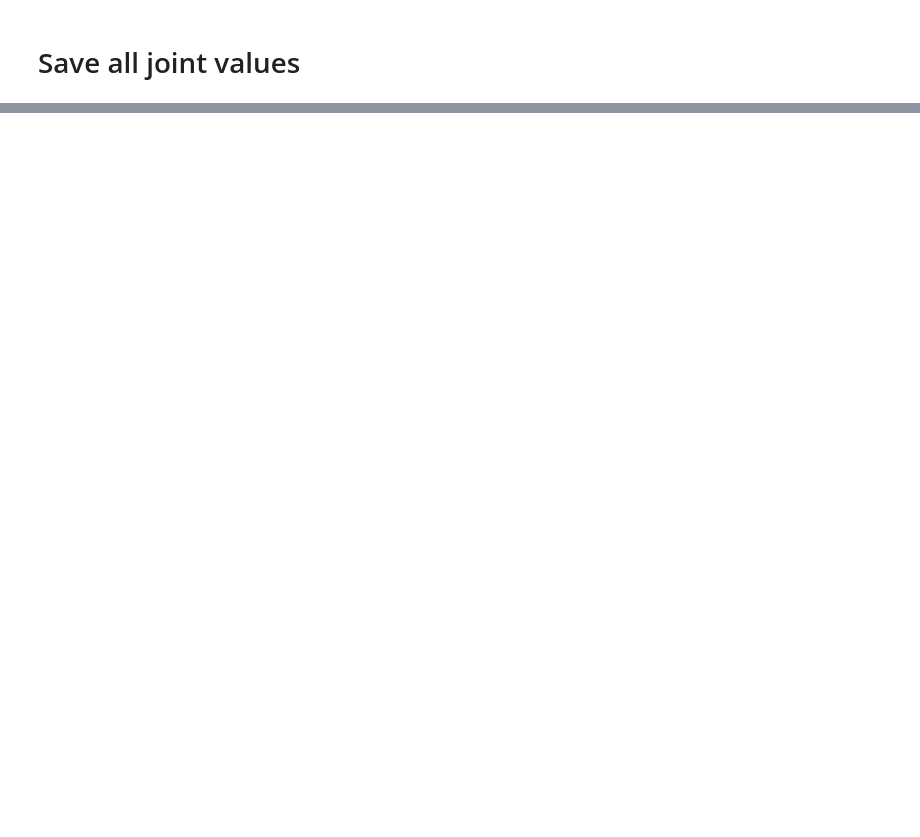
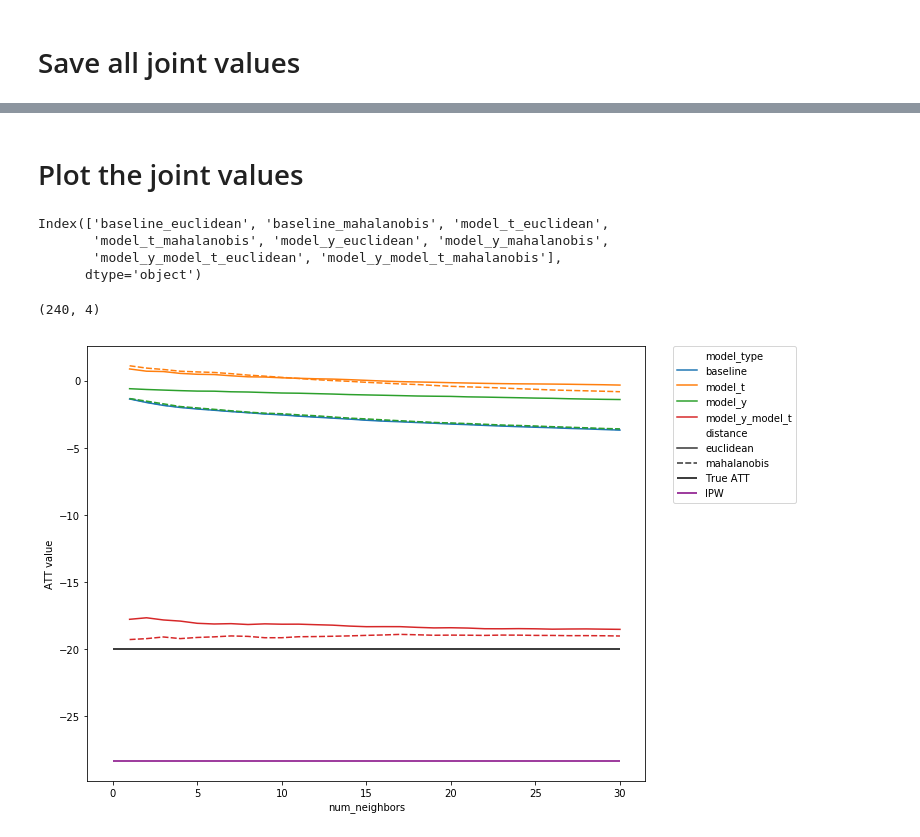
Before and after one commit to kalkairis/causal_inference_2018, a Jupyter notebook: src/kang_schafer.ipynb, the cells around one changed output, grey strips where cells are left out. Cells and saved outputs as stored; diff of their text form; code cells hidden in the pictures; blank space fills up the shorter version.

Commit message:
Adding a kang schafer image

```diff
--- a/src/kang_schafer.ipynb
+++ b/src/kang_schafer.ipynb
@@ -22,0 +19,3 @@ calc_inv_propensity_score_weighting(df)
+# %%
+IPW = calc_inv_propensity_score_weighting(df)
+IPW
@@ -77,2 +93,25 @@ joint_values.head()
 # %%
 joint_values.to_csv('../Data/kang_schafer_outputs.csv')
+# %%
+joint_values = pd.read_csv('../Data/kang_schafer_outputs.csv', index_col=0)
+# %% [markdown]
+# Plot the joint values
+# %%
+joint_values.columns[1:]
+# %% [output]
+Index(['baseline_euclidean', 'baseline_mahalanobis', 'model_t_euclidean',
+       'model_t_mahalanobis', 'model_y_euclidean', 'model_y_mahalanobis',
+       'model_y_model_t_euclidean', 'model_y_model_t_mahalanobis'],
+      dtype='object')
+# %%
+long_values = pd.DataFrame(columns=['num_neighbors', 'model_type', 'distance', 'ATT value'])
+for model_type in ['baseline', 'model_t', 'model_y', 'model_y_model_t']:
+    for distance in ['euclidean', 'mahalanobis']:
+        long_values = pd.concat([long_values,
+                                 pd.DataFrame({'num_neighbors':joint_values.k,
+                                               'model_type':model_type,
+                                               'distance':distance,
+                                               'ATT value':joint_values['_'.join([model_type, distance])]})])
+long_values.shape
+# %% [output]
+(240, 4)
@@ -78,0 +121,10 @@ joint_values.to_csv('../Data/kang_schafer_outputs.csv')
+# %%
+plt.figure(figsize=(10, 8))
+ax = sns.lineplot(data=long_values, x='num_neighbors', y='ATT value', hue='model_type', style='distance')
+plt.hlines(-20, 0, joint_values.k.max(), label="True ATT")
+plt.hlines(IPW, 0, joint_values.k.max(), colors=['purple'], label="IPW")
+plt.legend(bbox_to_anchor=(1.05, 1), loc=2, borderaxespad=0.)
+plt.savefig('../Paper/images/kang_schafer_ATE_estimations_by_neighbor.jpg')
+plt.show()
+# %% [output]
+[figure, added]
```
Also changed, not shown: parts of 12 cells of this notebook, 2 other files.
